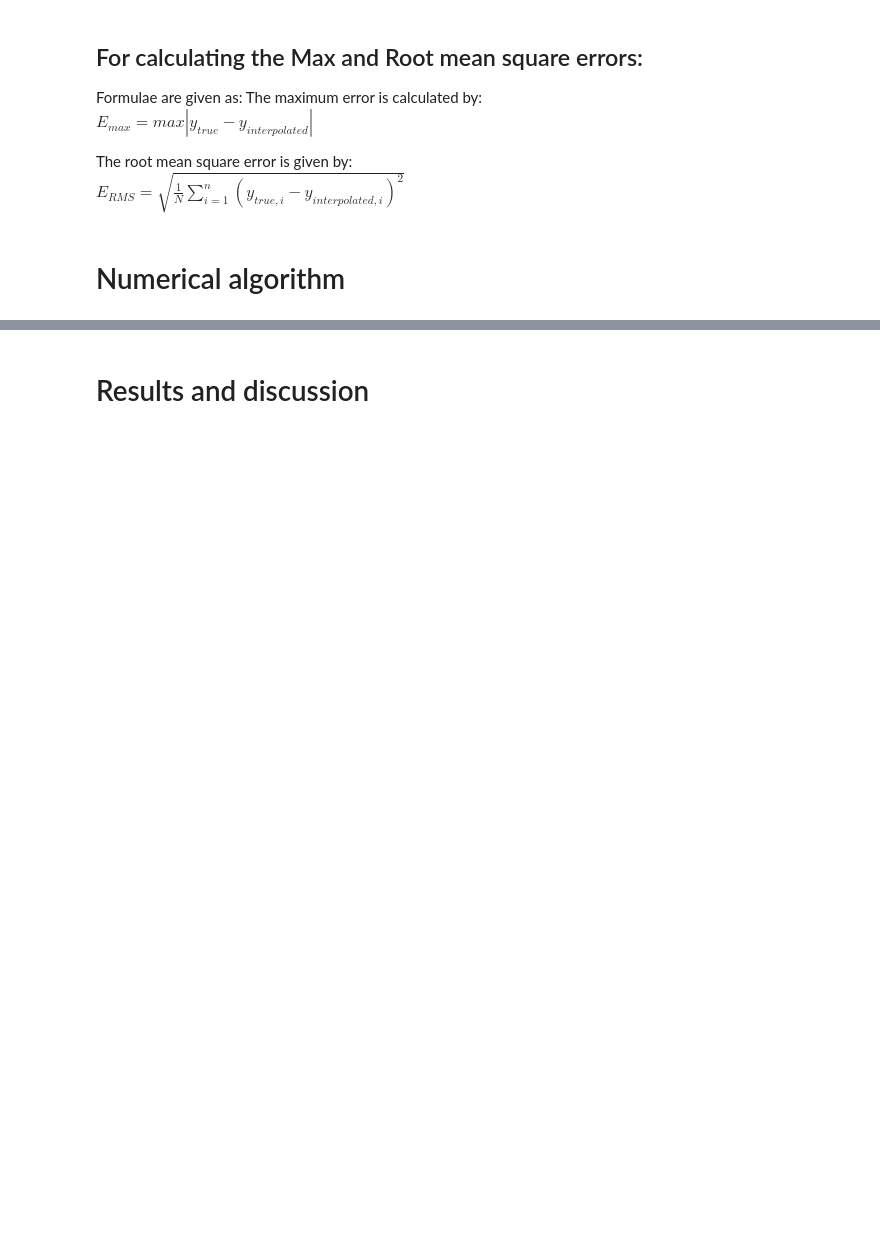
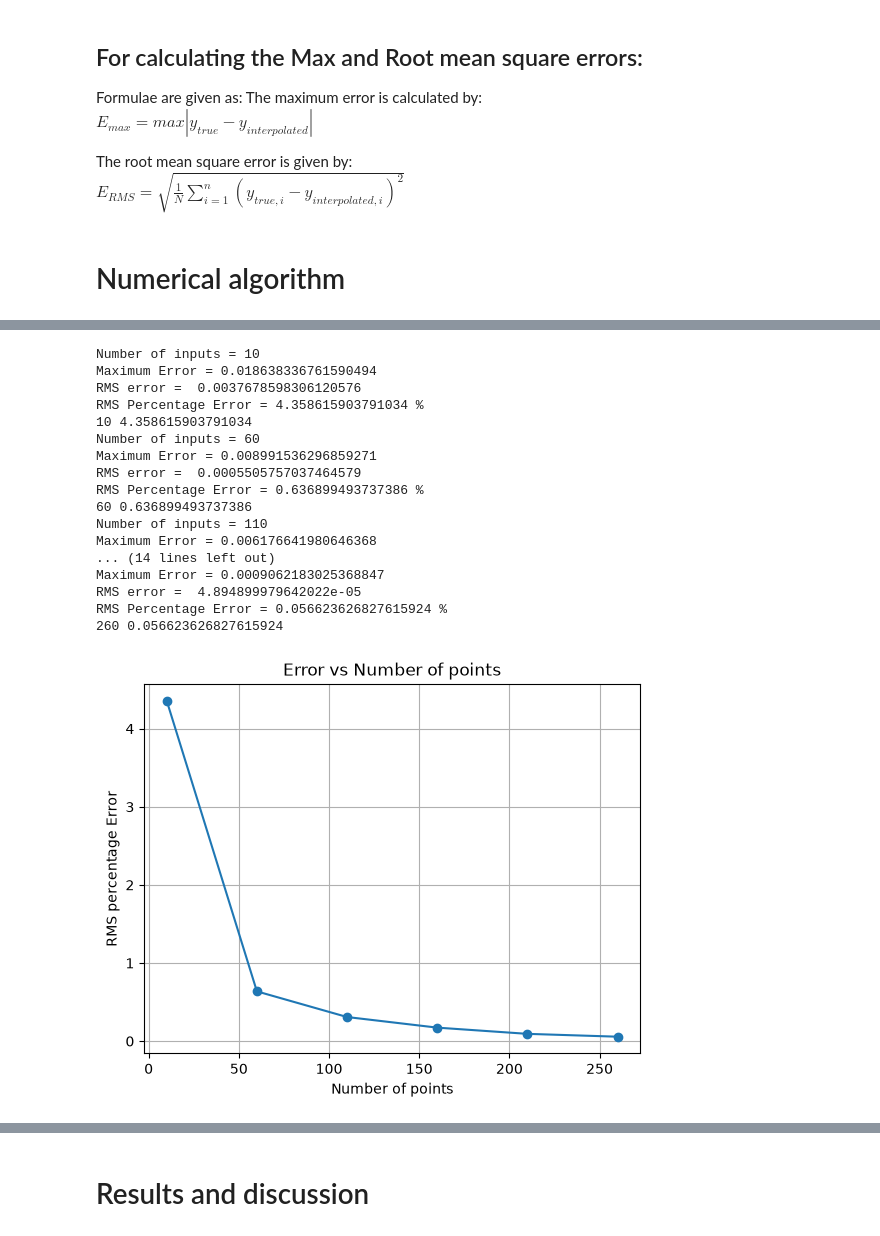
Before and after one commit to Aathi2165/AE801_2026, a Jupyter notebook: interpolation/Bheema Kalyana Raama-Interpolation.ipynb, the cells around one changed output, grey strips where cells are left out. Drawn from its saved outputs; the diff is of its cells as text; code cells hidden in the pictures; blank space fills up the shorter version.

```diff
--- a/interpolation/Bheema Kalyana Raama-Interpolation.ipynb
+++ b/interpolation/Bheema Kalyana Raama-Interpolation.ipynb
@@ -245,0 +344,50 @@ RMS Percentage Error = 2188.1554248417588 %
+# %%
+N_list = []
+p_list = []
+for N in range(10, 300, 50):
+    xCu, xCl, yCu, yCl, yCc = NACA(m, p, t, c, N)
+    x_in = np.linspace(0, c, n)
+    yC_in = cubic_spl(xCu, yCu, x_in)
+    yC_lo = cubic_spl(xCl, yCl, x_in)
+    x_in = np.linspace(0, c, n)
+    y_up = np.interp(x_in, xu, yu)
+    y_lo = np.interp(x_in, xl, yl)
+    yC_in = cubic_spl(xCu, yCu, x_in)
+    yC_lo = cubic_spl(xCl, yCl, x_in)
+    y_ori = np.concatenate((y_up, y_lo))
+    y_Cubic = np.concatenate((yC_in, yC_lo))
+    print("Number of inputs =", N)
+    max_error = np.max(np.abs(y_ori - y_Cubic))
+    print("Maximum Error =", max_error)
+    rms_error = np.sqrt(np.mean((y_ori - y_Cubic)**2))
+    print("RMS error = ", rms_error)
+    rms_percent = rms_error/np.max(np.abs(y_ori)) *100
+    print("RMS Percentage Error =", rms_percent, "%")
+    N_list.append(N)
+    p_list.append(rms_percent)
+    print(N, rms_percent)
+plt.plot(N_list, p_list, "o-")
+plt.xlabel("Number of points")
+plt.ylabel("RMS percentage Error")
+plt.title("Error vs Number of points")
+plt.grid(True)
+plt.show()
+# %% [output]
+Number of inputs = 10
+Maximum Error = 0.018638336761590494
+RMS error =  0.0037678598306120576
+RMS Percentage Error = 4.358615903791034 %
+10 4.358615903791034
+Number of inputs = 60
+Maximum Error = 0.008991536296859271
+RMS error =  0.0005505757037464579
+RMS Percentage Error = 0.636899493737386 %
+60 0.636899493737386
+Number of inputs = 110
+Maximum Error = 0.006176641980646368
+... (14 lines left out)
+Maximum Error = 0.0009062183025368847
+RMS error =  4.894899979642022e-05
+RMS Percentage Error = 0.056623626827615924 %
+260 0.056623626827615924
+[figure, added]
```
Also changed, not shown: parts of 10 cells of this notebook.
